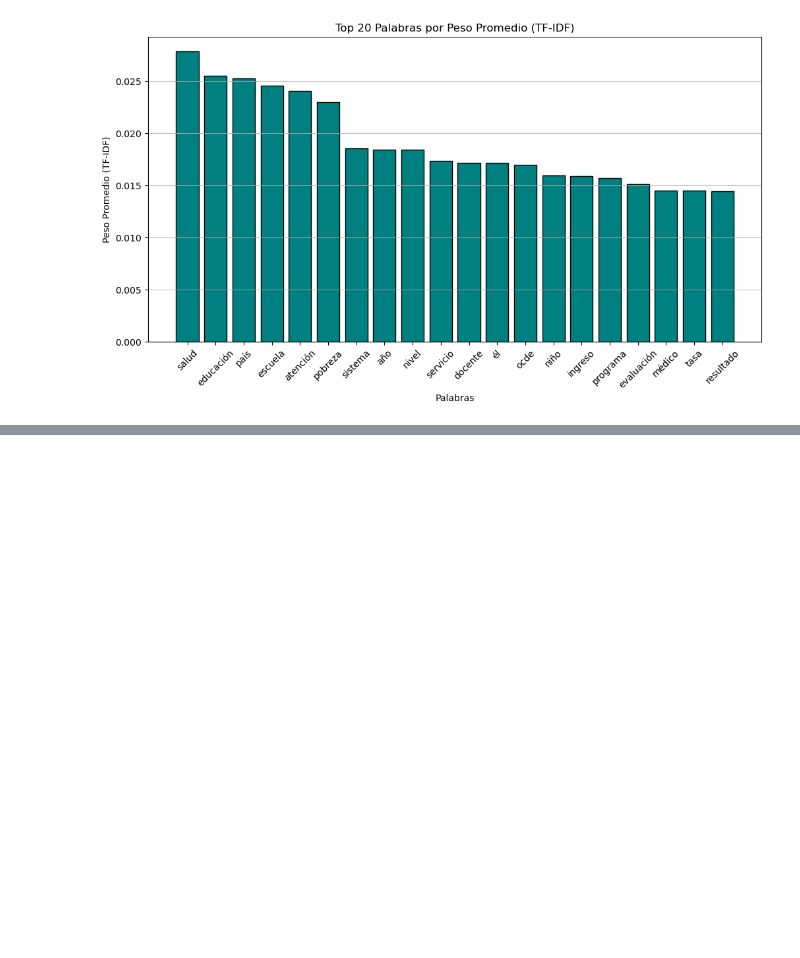
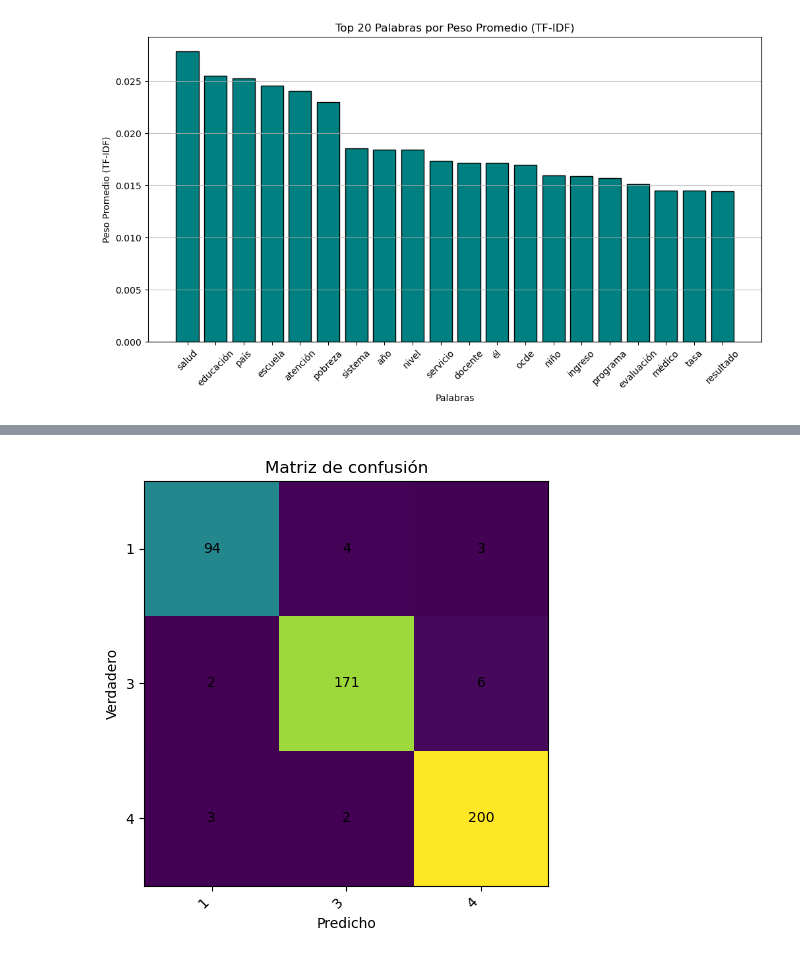
Before and after one commit to Trabajos-BI/Proyecto-1, a Jupyter notebook: Nano.ipynb, the cells around one changed output, grey strips where cells are left out. Saved outputs shown, nothing was run; the diff lists cells and outputs as text; code cells hidden in the pictures; blank space fills up the shorter version.

```diff
--- a/Nano.ipynb
+++ b/Nano.ipynb
@@ -352,3 +361,29 @@ plt.grid(axis='y', alpha=0.75)
 plt.show()
 # %% [output]
 [figure]
+# %%
+
+def redNeuronal(textos, labels):
+    XTrain, XTest, yTrain, yTest = train_test_split(
+        textos, labels, test_size=0.2, random_state=42, stratify=labels
+    )
+
+    vectorizer = TfidfVectorizer(
+        max_features=3000,
+        min_df=2,
+        max_df=0.8,
+        ngram_range=(1, 2)
+    )
+    XTrain = vectorizer.fit_transform(XTrain)
+    XTest  = vectorizer.transform(XTest)
+
+    red = MLPClassifier(hidden_layer_sizes=(128, 64), activation='relu', random_state=42)
+    red.fit(XTrain, yTrain)
+
+    yPred  = red.predict(XTest)
+    yProba = red.predict_proba(XTest)
+
+    return red, vectorizer, XTrain, XTest, yTrain, yTest, yPred, yProba
+
+textos = [" ".join(t) for t in df['lematizados']]
+red, vectorizer, XTrain, XTest, yTrain, yTest, yPred, yProba = redNeuronal(textos, df['labels'])
@@ -354,0 +418,19 @@ plt.show()
+# %%
+def plot_confusion(yTrue, yPred, classes):
+    cm = confusion_matrix(yTrue, yPred, labels=classes)
+    fig = plt.figure(figsize=(6, 5))
+    plt.imshow(cm, interpolation='nearest')
+    plt.title("Matriz de confusión")
+    plt.xticks(np.arange(len(classes)), classes, rotation=45, ha="right")
+    plt.yticks(np.arange(len(classes)), classes)
+    for i in range(cm.shape[0]):
+        for j in range(cm.shape[1]):
+            plt.text(j, i, cm[i, j], ha="center", va="center")
+    plt.xlabel("Predicho")
+    plt.ylabel("Verdadero")
+    plt.tight_layout()
+    plt.show()
+
+plot_confusion(yTest, yPred, red.classes_)
+# %% [output]
+[figure, added]
```
Also changed, not shown: parts of 8 cells of this notebook.
